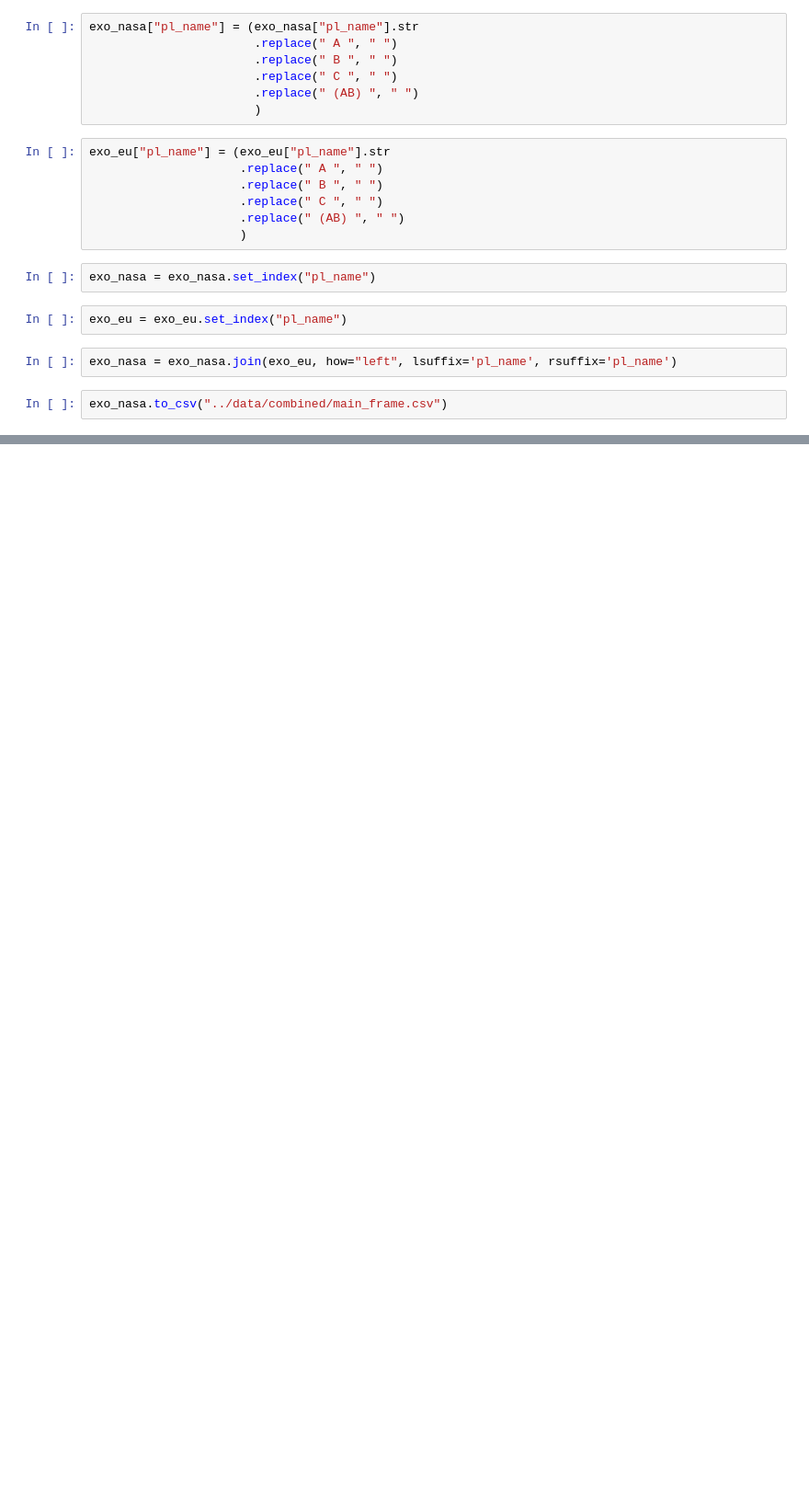
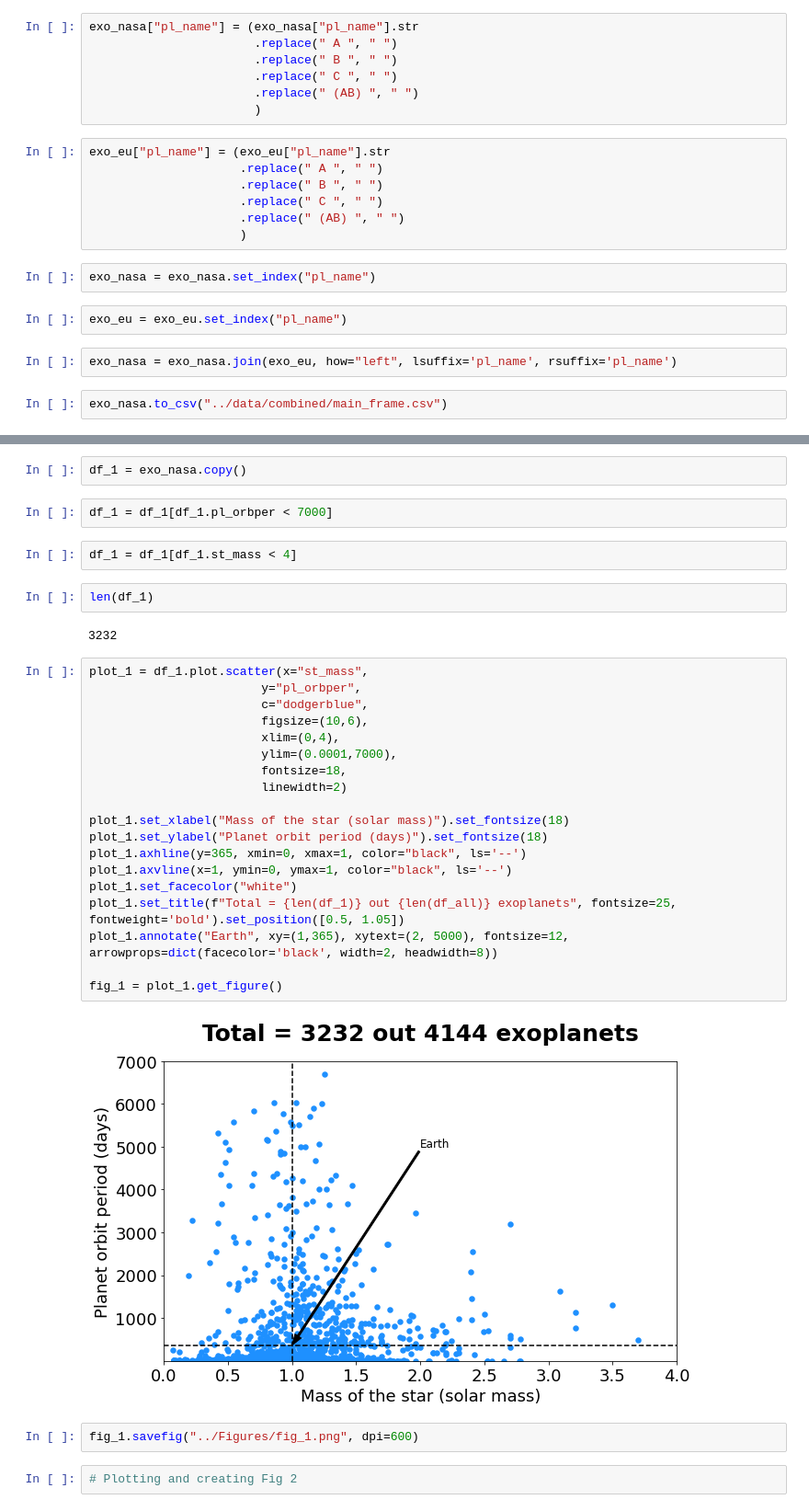
Before and after one commit to AndreasGlassl/Exoplanets, a Jupyter notebook: Notebooks/04_maching_names_and_merge.ipynb, the cells around one changed output, grey strips where cells are left out. Shown at 92% size. Cells and saved outputs as stored; diff of their text form; blank space fills up the shorter version.

```diff
--- a/Notebooks/04_maching_names_and_merge.ipynb
+++ b/Notebooks/04_maching_names_and_merge.ipynb
@@ -39,0 +76,35 @@ exo_nasa.to_csv("../data/combined/main_frame.csv")
+# %%
+df_1 = exo_nasa.copy()
+# %%
+df_1 = df_1[df_1.pl_orbper < 7000]
+# %%
+df_1 = df_1[df_1.st_mass < 4]
+# %%
+len(df_1)
+# %% [output]
+3232
+# %%
+plot_1 = df_1.plot.scatter(x="st_mass",
+                        y="pl_orbper",
+                        c="dodgerblue",
+                        figsize=(10,6),
+                        xlim=(0,4),
+                        ylim=(0.0001,7000),
+                        fontsize=18,
+                        linewidth=2)
+
+plot_1.set_xlabel("Mass of the star (solar mass)").set_fontsize(18)
+plot_1.set_ylabel("Planet orbit period (days)").set_fontsize(18)
+plot_1.axhline(y=365, xmin=0, xmax=1, color="black", ls='--')
+plot_1.axvline(x=1, ymin=0, ymax=1, color="black", ls='--')
+plot_1.set_facecolor("white")
+plot_1.set_title(f"Total = {len(df_1)} out {len(df_all)} exoplanets", fontsize=25, fontweight='bold').set_position([0.5, 1.05])
+plot_1.annotate("Earth", xy=(1,365), xytext=(2, 5000), fontsize=12, arrowprops=dict(facecolor='black', width=2, headwidth=8))
+
+fig_1 = plot_1.get_figure()
+# %% [output]
+[figure, added]
+# %%
+fig_1.savefig("../Figures/fig_1.png", dpi=600)
+# %%
+# Plotting and creating Fig 2
```
Also changed, not shown: parts of 18 cells of this notebook, 14 other files.
